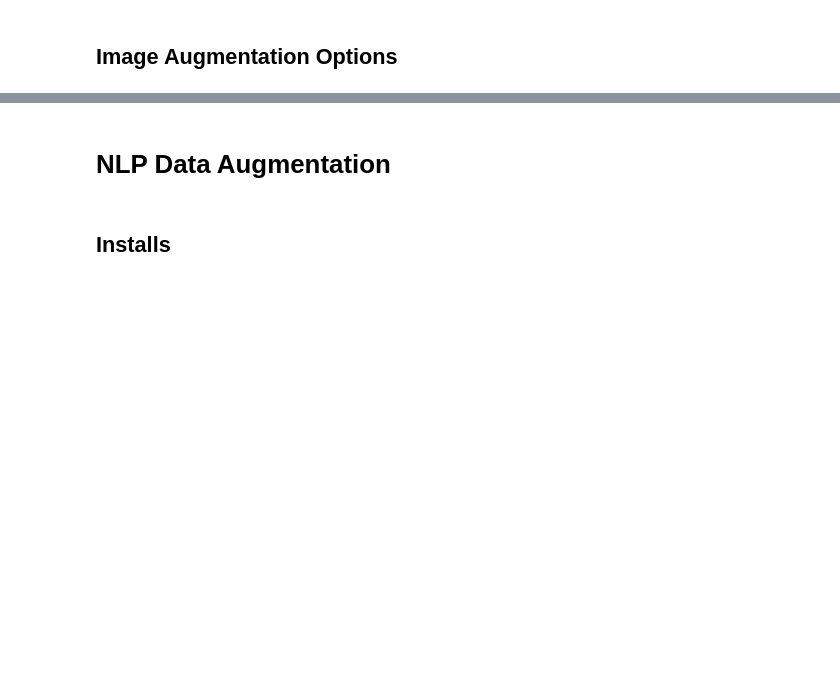
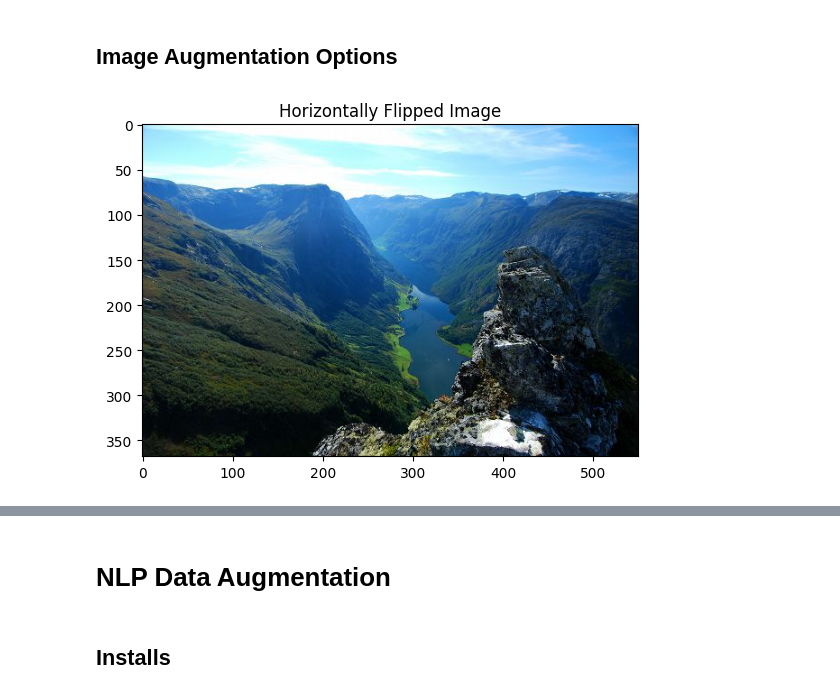
Before and after one commit to SushanthOO7/CSE-475, a Jupyter notebook: CSE475_Lab_3.ipynb, the cells around one changed output, grey strips where cells are left out. Saved outputs shown, nothing was run; the diff lists cells and outputs as text; code cells hidden in the pictures; blank space fills up the shorter version.

```diff
--- a/CSE475_Lab_3.ipynb
+++ b/CSE475_Lab_3.ipynb
@@ -142,15 +192,16 @@ plt.show()
 # %%
 #@title Flipping
 
-import imgaug.augmenters as iaa
+# flip horizontally
+flip_aug = alb.HorizontalFlip(p=1.0)  # 1.0 means always flip
 
-# flip horizontally
-flip_aug = iaa.Fliplr(1.0)  # 1.0 means always flip
-
-augmented_image = flip_aug.augment_image(image)
+augmented = flip_aug(image=image)
+augmented_image = augmented["image"]
 
 plt.imshow(augmented_image)
 plt.title("Horizontally Flipped Image")
 plt.show()
+# %% [output]
+[figure, added]
 # %%
 #@title Option 2: Rotation
```
Also changed, not shown: parts of 19 cells of this notebook.
